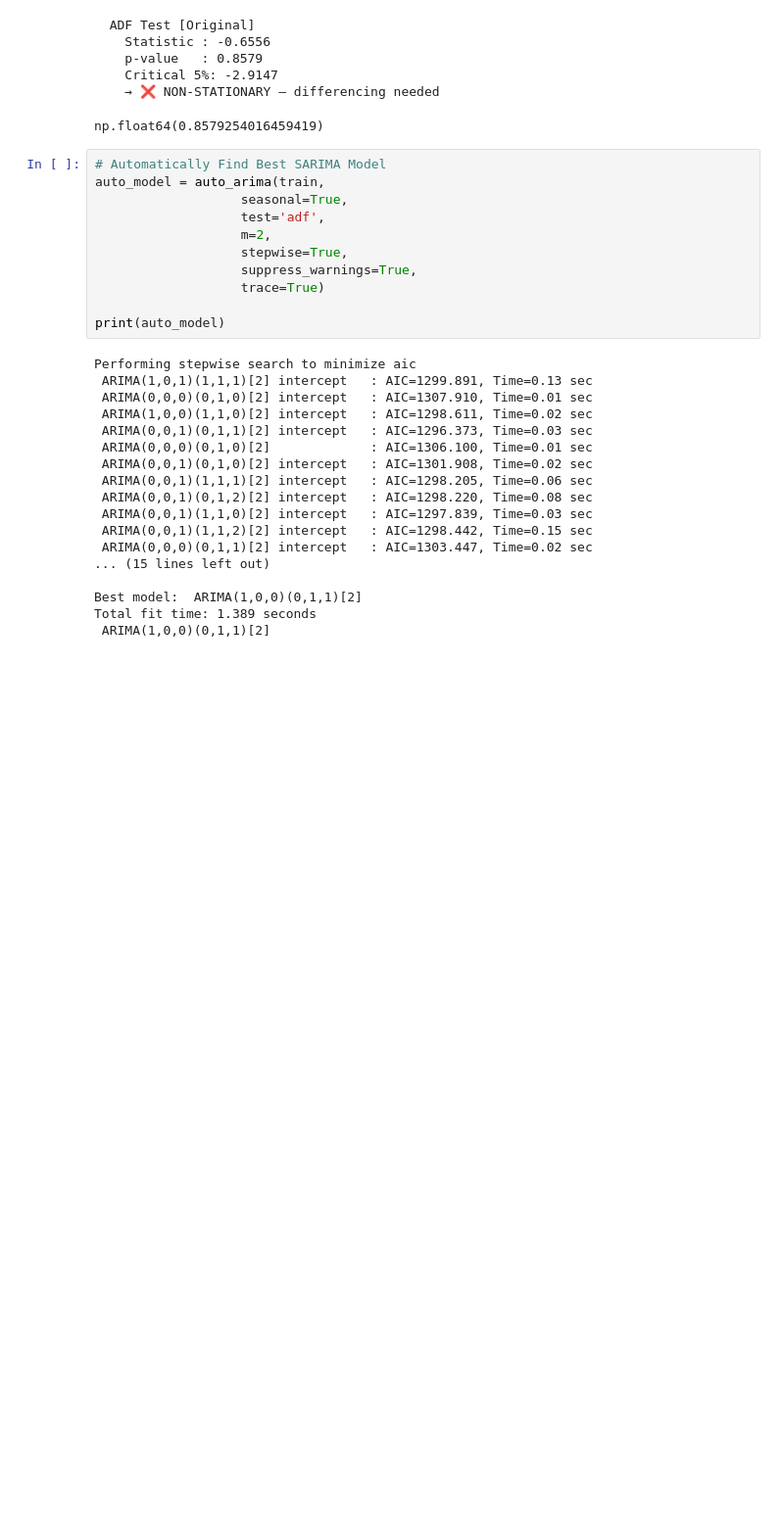
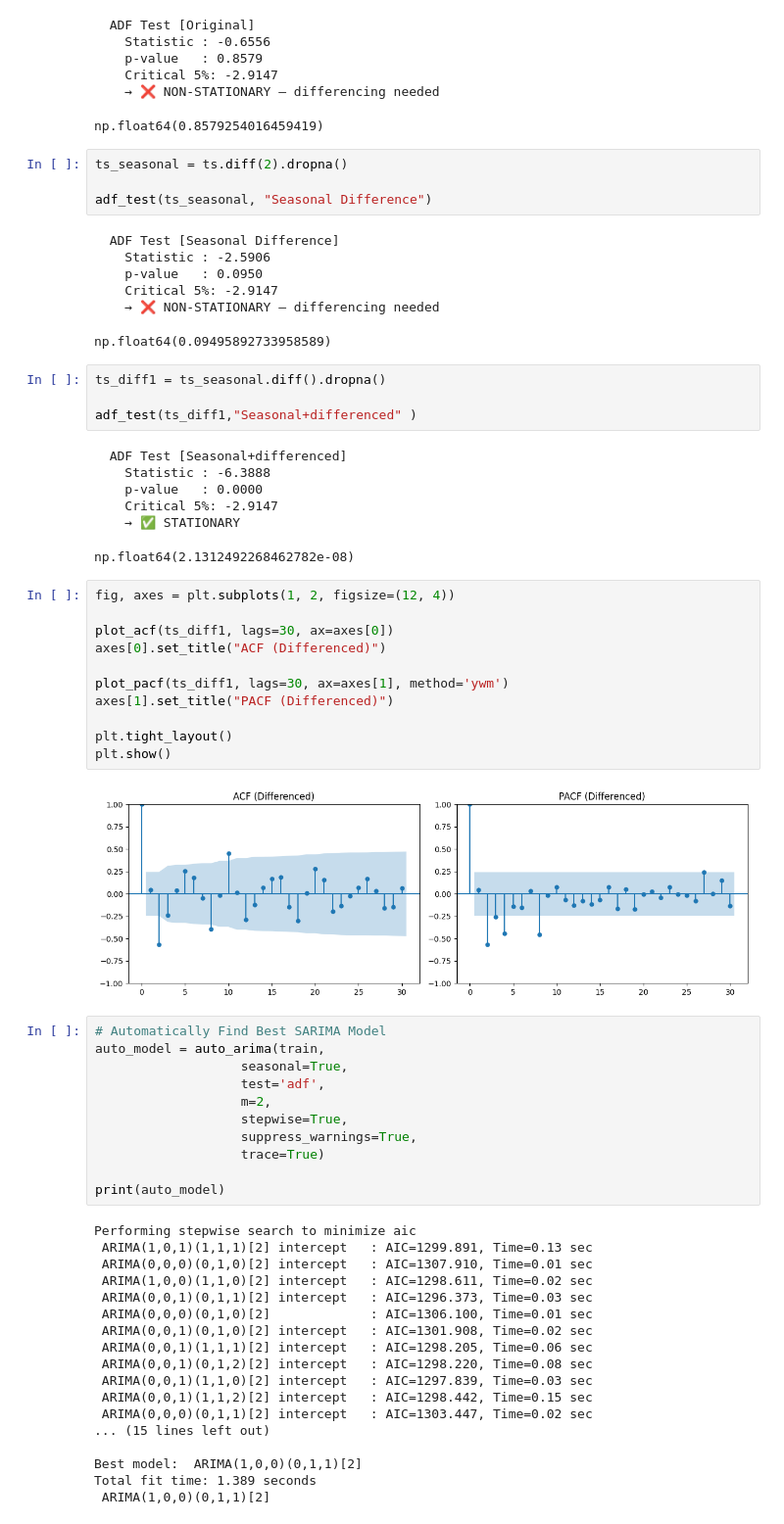
Before and after one commit to AchiniWathsala/Forecasting_Paddy_Production, a Jupyter notebook: extent/sarima_extent.ipynb, the cells around one changed output. Shown at 98% size. Saved outputs shown, nothing was run; the diff lists cells and outputs as text; blank space fills up the shorter version.

```diff
--- a/extent/sarima_extent.ipynb
+++ b/extent/sarima_extent.ipynb
@@ -99,6 +100,41 @@ adf_test(ts, "Original")
     Critical 5%: -2.9147
     → ❌ NON-STATIONARY — differencing needed
 np.float64(0.8579254016459419)
+# %%
+ts_seasonal = ts.diff(2).dropna()
+
+adf_test(ts_seasonal, "Seasonal Difference")
+# %% [output]
+  ADF Test [Seasonal Difference]
+    Statistic : -2.5906
+    p-value   : 0.0950
+    Critical 5%: -2.9147
+    → ❌ NON-STATIONARY — differencing needed
+np.float64(0.09495892733958589)
+# %%
+ts_diff1 = ts_seasonal.diff().dropna()
+
+adf_test(ts_diff1,"Seasonal+differenced" )
+# %% [output]
+  ADF Test [Seasonal+differenced]
+    Statistic : -6.3888
+    p-value   : 0.0000
+    Critical 5%: -2.9147
+    → ✅ STATIONARY
+np.float64(2.1312492268462782e-08)
+# %%
+fig, axes = plt.subplots(1, 2, figsize=(12, 4))
+
+plot_acf(ts_diff1, lags=30, ax=axes[0])
+axes[0].set_title("ACF (Differenced)")
+
+plot_pacf(ts_diff1, lags=30, ax=axes[1], method='ywm')
+axes[1].set_title("PACF (Differenced)")
+
+plt.tight_layout()
+plt.show()
+# %% [output]
+[figure, added]
 # %%
 # Automatically Find Best SARIMA Model
 auto_model = auto_arima(train,
```
Also changed, not shown: parts of 1 cell of this notebook, 4 other files.
